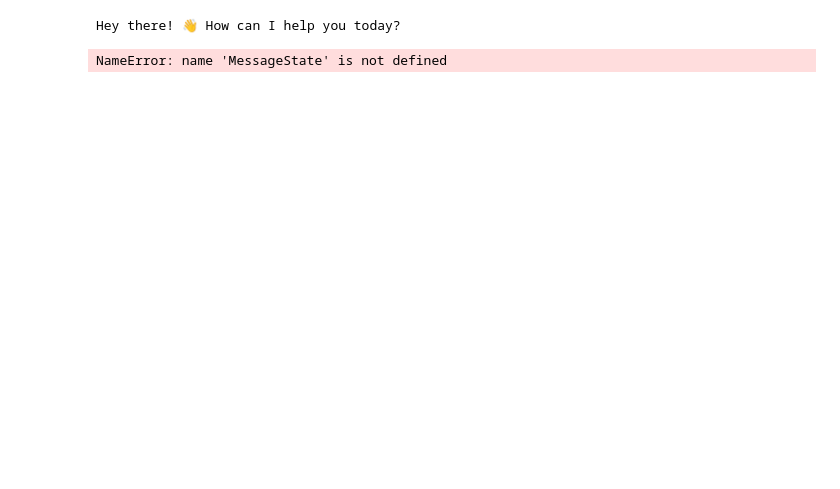
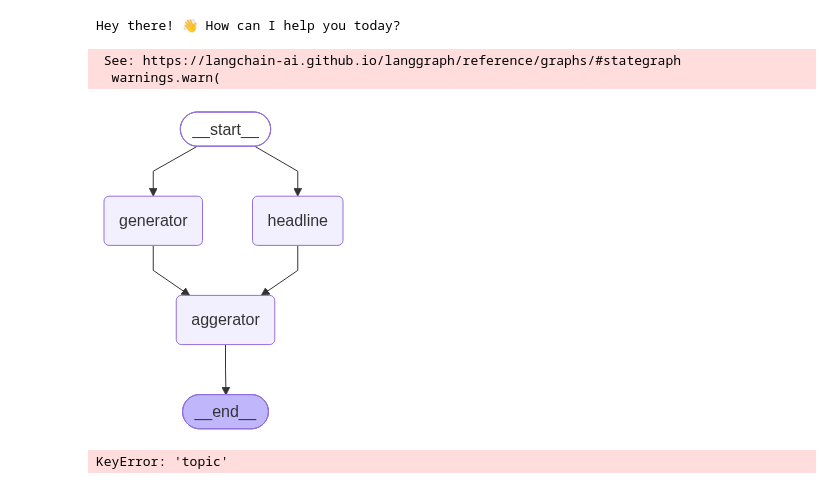
Before and after one commit to ashwiniambastha/Agentic-and-Gen-AI-with-Cloud, a Jupyter notebook: assisgnment/Blog_generation.ipynb, the cells around one changed output. Drawn from its saved outputs; the diff is of its cells as text; code cells hidden in the pictures; blank space fills up the shorter version.

```diff
--- a/assisgnment/Blog_generation.ipynb
+++ b/assisgnment/Blog_generation.ipynb
@@ -18,25 +19,21 @@ from pydantic import BaseModel
 # %%
-def blog(BaseModel):
+def blog(TypedDict):
     topic:str
     blogs:str
     headline:str
     agg:str
 # %%
-def human(state:blog):
 
-    '''
-    For human input only
-    '''
-    Pass
 
-sys_mes=SystemMessage(content="You are blog writer expert. You are writing for complete beginners with no prior background in {topic} Your tone should be formal, clear, educational — explicitly say explain like teaching a first-time learner, but don't be condescending." )
+sys_mes=SystemMessage(content="You are blog writer expert. You are writing for complete beginners with no prior background on topic. Your tone should be formal, clear, educational — explicitly say explain like teaching a first-time learner, but don't be condescending." )
 
 def generator_content(state:blog):
     '''
     Generate the content of the human input topic
     '''
 
-    return {'blogs':llm.invoke({'topic':state['message']+sys_mes})}
+
+    return {'blogs':[llm.invoke([sys_mes]+state["topic"])]}
 
 sys_head=SystemMessage(content="Generate 5 headline {topic} options that are clear, formal, and describe exactly what a beginner will learn. Avoid clickbait, avoid vague titles.")
 
@@ -44,7 +41,7 @@ def headline(state:blog):
     '''
     Generate 5 headline options that are clear, formal, and describe exactly what a beginner will learn. Avoid clickbait, avoid vague titles.
     '''
-    return {"headline":llm.invoke({"topic":state['topic']+sys_head})}
+    return {"headline":llm.invoke(state['topic']+[sys_head])}
 
 
 
@@ -58,9 +55,25 @@ def aggerator(state:blog):
 
     return {"agg":llm.invoke(sys_agg + state['topic'] + state['headline'] + state['blogs'])}
 # %%
-graph=StateGraph(blob)
+graph=StateGraph(blog)
 graph.add_node("generator",generator_content)
 graph.add_node("headline",headline)
-graph.add_node("human",human)
+graph.add_node("aggerator",aggerator)
+
+
+graph.add_edge(START,"generator")
+graph.add_edge(START,"headline")
+graph.add_edge("headline","aggerator")
+graph.add_edge("generator","aggerator")
+graph.add_edge("aggerator",END)
+
+graph=graph.compile()
+display(Image(graph.get_graph().draw_mermaid_png()))
 # %% [output]
-NameError: name 'MessageState' is not defined
+ See: https://langchain-ai.github.io/langgraph/reference/graphs/#stategraph
+  warnings.warn(
+[figure, added]
+# %%
+graph.invoke({"topic":"India"})
+# %% [output]
+KeyError: 'topic'
```
Also changed, not shown: parts of 1 cell of this notebook.
